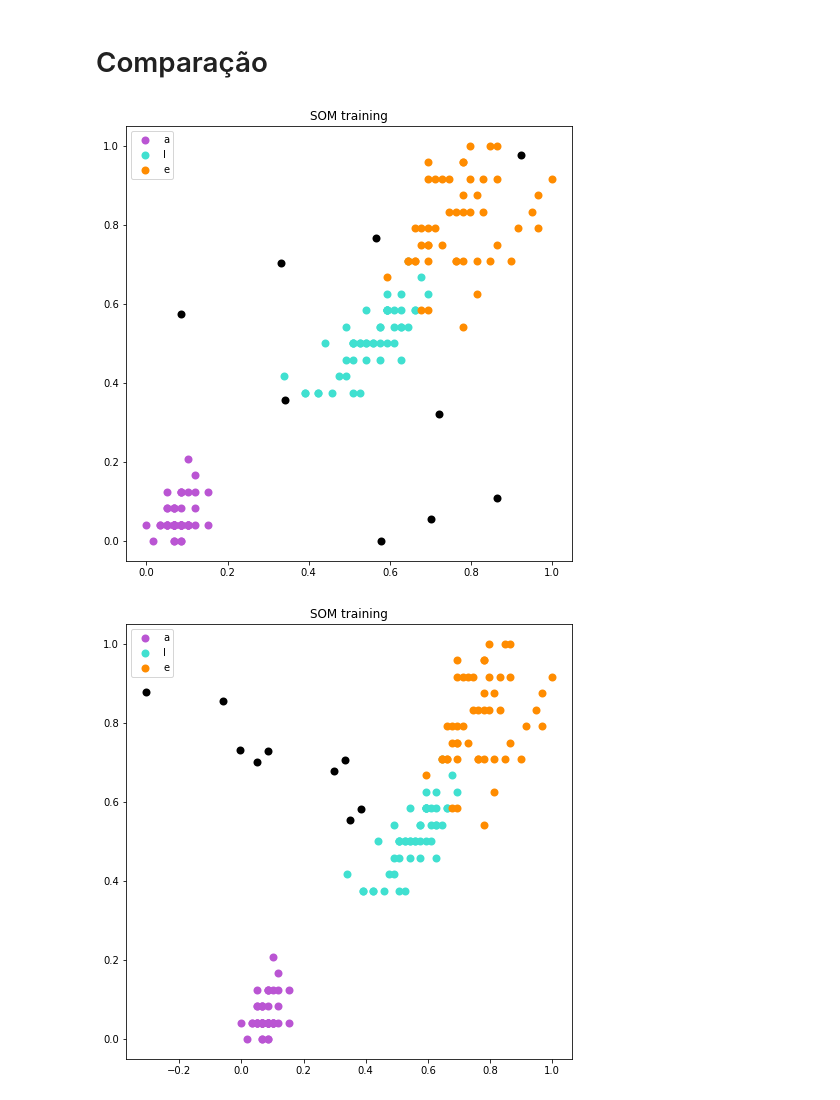
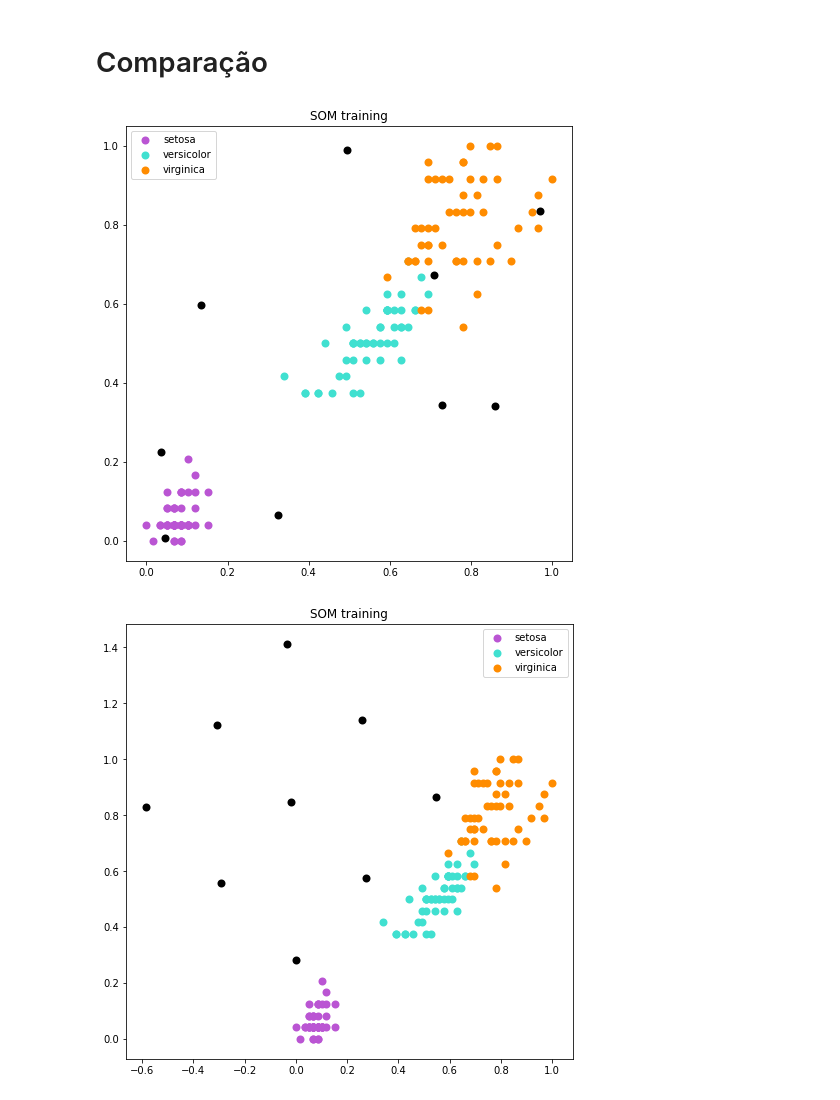
Before and after one commit to GuiCoelhoDev/-FSI-Semin-rio_SOMs, a Jupyter notebook: som_implementation.ipynb, the cells around one changed output. Cells and saved outputs as stored; diff of their text form; code cells hidden in the pictures.

```diff
--- a/som_implementation.ipynb
+++ b/som_implementation.ipynb
@@ -78,8 +90,10 @@ class SOM():
 
     def __initWithPCA(self, x=None):
       principalaxes = PCA(2).fit(x).components_
-      a1 = np.random.random((self.m, self.dim))
-      a2 = np.random.random((self.n, self.dim))
+      a1 = np.linspace(-1, 1, (self.m*self.dim)).reshape(self.m, self.dim)
+      a2 = np.linspace(-1, 1, (self.n*self.dim)).reshape(self.n, self.dim)
+      #a1 = np.random.random((self.m, self.dim))
+      #a2 = np.random.random((self.n, self.dim))
       self.map = np.array([a1[m]*principalaxes[0] + a2[n]*principalaxes[1] for m in range(self.m) for n in range(self.n)])
 
     def __euclidian(self, v1, v2):
@@ -131,6 +145,6 @@ class SOM():
 # Testing
 # %%
 %%time
-som = SOM(3, 3, xtrain.shape[1], epochs=20, usePCA=True, sigma=1)
+som = SOM(3, 3, x.shape[1], epochs=20, usePCA=True, sigma=1)
 xfited = som.fit_transform(x)
 # %% [output]
@@ -157,8 +171,8 @@ def plot(xtrain, ytrain, target_names, mapsom, epoch):
   plt.show()
   print("epoch ", epoch)
 
-#target_names = iris.target_names
-target_names = "aleatorio"
+target_names = iris.target_names
+#target_names = "aleatorio"
 for i, mapsom in enumerate(som.map_history):
   plot(x, y, target_names, mapsom, i)
 # %% [output]
@@ -189,17 +203,17 @@ plt.legend(loc='best', shadow=False, scatterpoints=1)
 plt.title('SOM training')
 plt.show()
 # %% [output]
-[figure, old version]
+[figure, new version]
 # %%
 colors = ['mediumorchid', 'turquoise', 'darkorange']
 plt.figure(figsize=(8, 8))
 for color, i, target_name in zip(colors, [0, 1, 2], target_names):
-  plt.scatter(xtrain[ytrain == i, 0], xtrain[ytrain == i, 1], color=color, lw=2, label=target_name)
+  plt.scatter(x[y == i, 0], x[y == i, 1], color=color, lw=2, label=target_name)
 for node in mapsom2.map_history[0]:
   plt.scatter(node[0], node[1], color='black', lw=2)
 
 plt.legend(loc='best', shadow=False, scatterpoints=1)
 plt.title('SOM training')
 plt.show()
 # %% [output]
-[figure, old version]
+[figure, new version]
```
Also changed, not shown: parts of 4 cells of this notebook, 1 other file.
